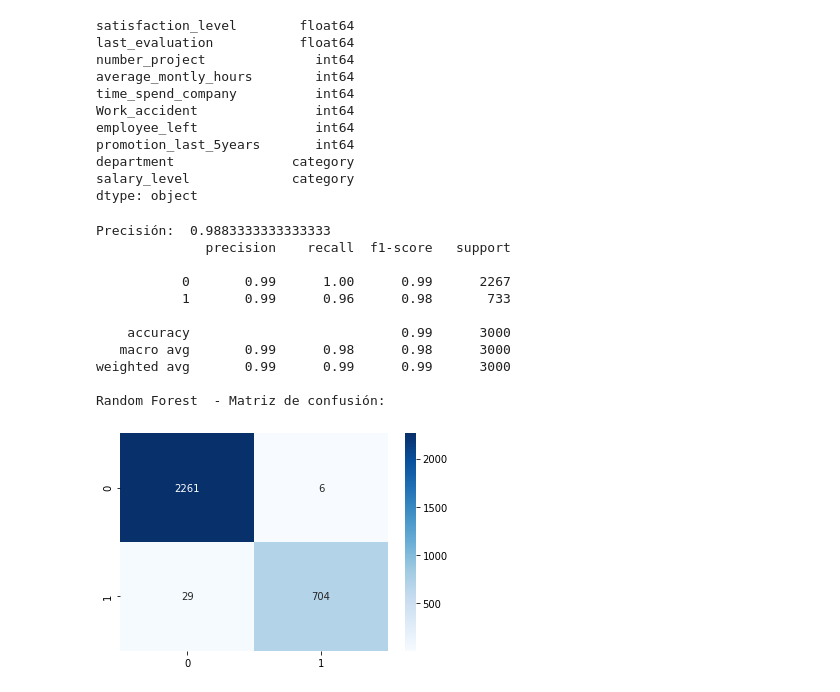
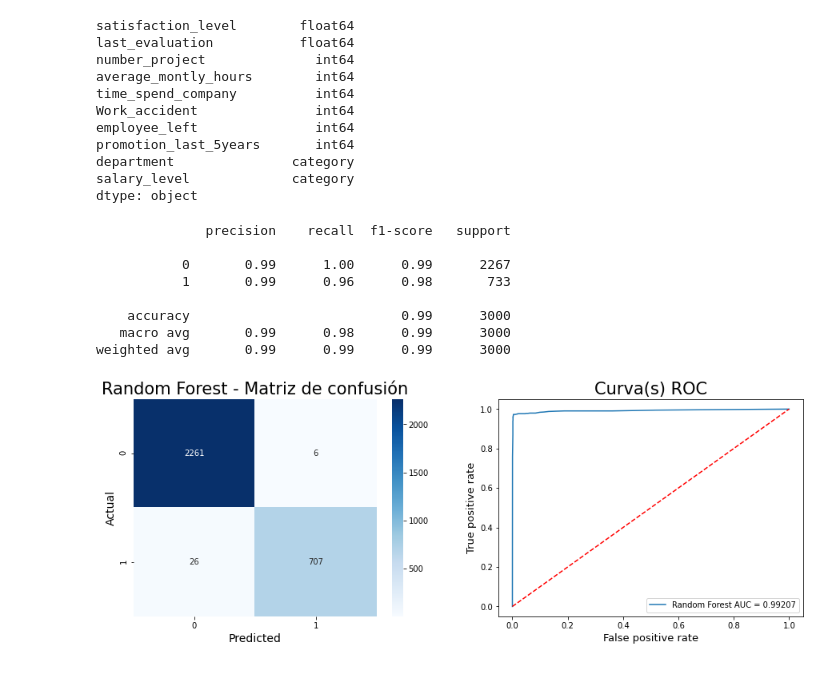
Before and after one commit to JECaballeroR/EmployeeTurnover, a Jupyter notebook: Clonk_Prueba_selección.ipynb, the cells around one changed output. Drawn from its saved outputs; the diff is of its cells as text; code cells hidden in the pictures.

```diff
--- a/Clonk_Prueba_selección.ipynb
+++ b/Clonk_Prueba_selección.ipynb
@@ -296,45 +301,3 @@ from sklearn.metrics import accuracy_score
 from sklearn import metrics
 from sklearn.neighbors import KNeighborsClassifier
 import numpy as np
-# %%
-def scale_data(X, y, sample="up", test_size=0.2):
-  a,b=0,0
-  if sample=="up":
-    a,b=1,0
-  if sample=="down":
-    a,b=0,1
-
-
-
-  X_train, X_test, y_train, y_test = train_test_split( X, y, test_size=test_size,random_state=1324)
-  if a+b>=1:
-    X_train_temp, y_train_temp = resample(X_train[y_train == a],
-                                    y_train[y_train == a],
-                                    replace=True,
-                                    n_samples=X_train[y_train == b].shape[0],
-                                    random_state=666)
-    X_train = np.concatenate((X_train[y_train == b], X_train_temp))
-    y_train = np.concatenate((y_train[y_train == b], y_train_temp))
-  return X_train, X_test, y_train, y_test
-
-def apply_model_to_df(df, method, method_name, x_cols, sample="up", test_size=0.2):
-  y=["employee_left"]
-  X=x_cols
-  y=df[y].copy().values.flatten()
-  X=df[X].copy()
-  X=pd.get_dummies(X).values
-  #Train-test Split.
-  X_train, X_test, y_train, y_test =scale_data(X, y, sample=sample, test_size=test_size)
-
-  model=method
-  model.fit(X_train, y_train)
-  y_pred = model.predict(X_test)
-  cm = metrics.confusion_matrix(y_test, y_pred)
-  sns.heatmap(cm, annot=True, fmt='g', cmap='Blues')
-  print("Precisión: ", accuracy_score(y_test, model.predict(X_test)))
-
-  print(classification_report(y_test, model.predict(X_test)))
-  print(method_name, " - Matriz de confusión:")
-
-
-X_columns=[col for col in df.columns if col not in ["employee_left"]]
@@ -341,15 +432,12 @@ X_columns=[col for col in df.columns if col not in ["employee_left"]]
 # %%
-apply_model_to_df(df,RandomForestClassifier(), "Random Forest", X_columns)
+rf_no=apply_model_to_df(df,RandomForestClassifier(), "Random Forest")
 # %% [output]
-Precisión:  0.9883333333333333
               precision    recall  f1-score   support
 
            0       0.99      1.00      0.99      2267
            1       0.99      0.96      0.98       733
 
     accuracy                           0.99      3000
-   macro avg       0.99      0.98      0.98      3000
+   macro avg       0.99      0.98      0.99      3000
 weighted avg       0.99      0.99      0.99      3000
-
-Random Forest  - Matriz de confusión:
-[figure, old version]
+[figure, new version]
```
Also changed, not shown: parts of 20 cells of this notebook.
